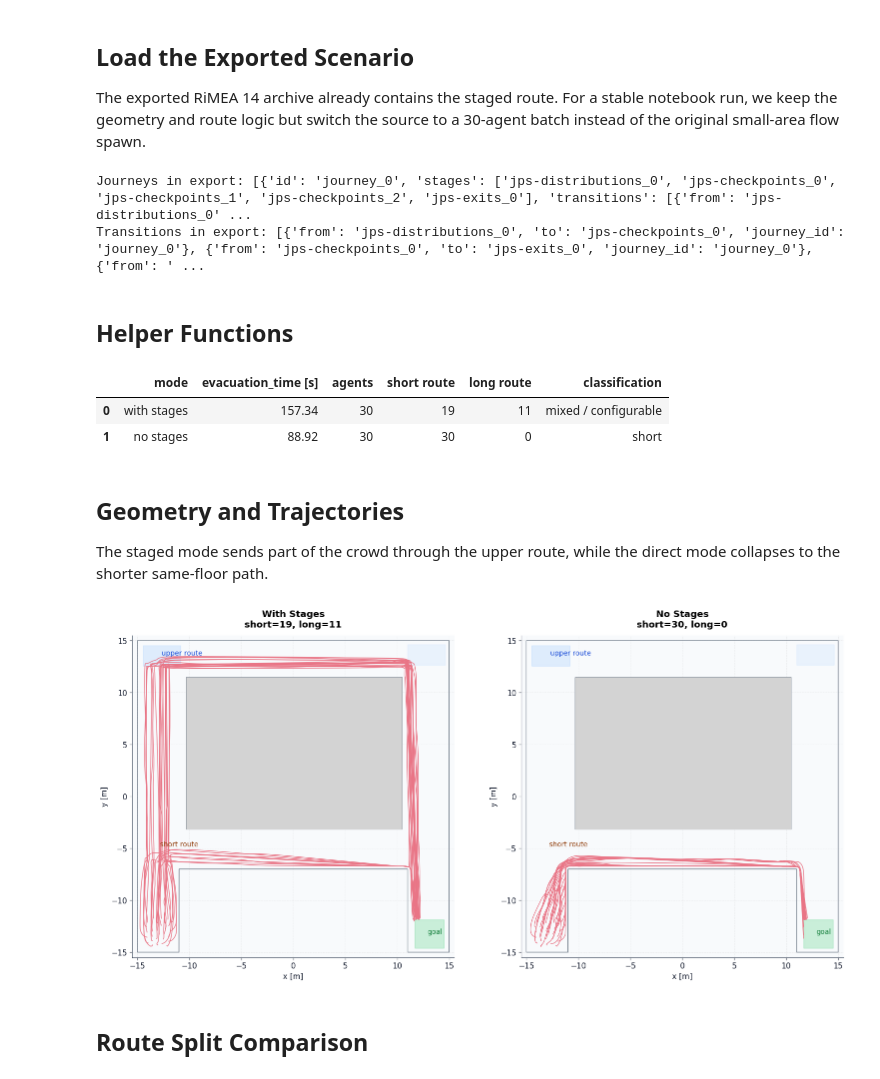
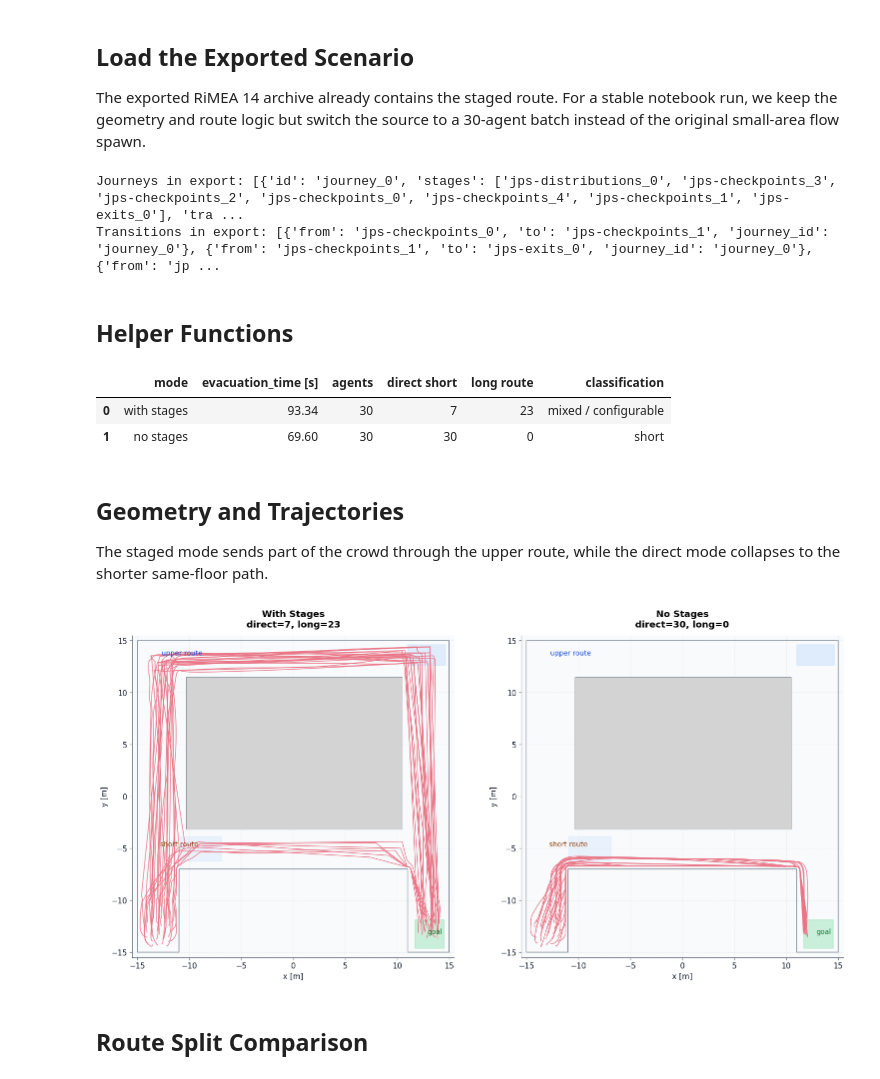
Before and after one commit to PedestrianDynamics/jupedsim-web-community, a Jupyter notebook: scripts/rimea14_route_choice.ipynb, the cells around one changed output. Cells and saved outputs as stored; diff of their text form; code cells hidden in the pictures.

```diff
--- a/scripts/rimea14_route_choice.ipynb
+++ b/scripts/rimea14_route_choice.ipynb
@@ -54,15 +54,13 @@ raw["distributions"]["jps-distributions_0"]["parameters"].update(
     }
 )
 
-upper_checkpoint = Polygon(raw["checkpoints"]["jps-checkpoints_1"]["coordinates"])
-upper_checkpoint_2 = Polygon(raw["checkpoints"]["jps-checkpoints_2"]["coordinates"])
 exit_polygon = Polygon(raw["exits"]["jps-exits_0"]["coordinates"])
 
 print(f"Journeys in export: {raw['journeys']}")
 print(f"Transitions in export: {raw['transitions']}")
 # %% [output]
-Journeys in export: [{'id': 'journey_0', 'stages': ['jps-distributions_0', 'jps-checkpoints_0', 'jps-checkpoints_1', 'jps-checkpoints_2', 'jps-exits_0'], 'transitions': [{'from': 'jps-distributions_0' ...
-Transitions in export: [{'from': 'jps-distributions_0', 'to': 'jps-checkpoints_0', 'journey_id': 'journey_0'}, {'from': 'jps-checkpoints_0', 'to': 'jps-exits_0', 'journey_id': 'journey_0'}, {'from': ' ...
+Journeys in export: [{'id': 'journey_0', 'stages': ['jps-distributions_0', 'jps-checkpoints_3', 'jps-checkpoints_2', 'jps-checkpoints_0', 'jps-checkpoints_4', 'jps-checkpoints_1', 'jps-exits_0'], 'tra ...
+Transitions in export: [{'from': 'jps-checkpoints_0', 'to': 'jps-checkpoints_1', 'journey_id': 'journey_0'}, {'from': 'jps-checkpoints_1', 'to': 'jps-exits_0', 'journey_id': 'journey_0'}, {'from': 'jp ...
 # %% [markdown]
 ## Helper Functions
 # %%
@@ -89,14 +87,9 @@ def run_variant(config: dict, name: str):
 
 
 def classify_routes(traj):
-    rows = []
-    for agent_id, agent_df in traj.data.groupby("id"):
-        points = [Point(x, y) for x, y in zip(agent_df["x"], agent_df["y"])]
-        uses_long_route = any(upper_checkpoint.covers(point) for point in points) and any(
-            upper_checkpoint_2.covers(point) for point in points
-        )
-        rows.append({"id": int(agent_id), "route": "long" if uses_long_route else "short"})
-    return pd.DataFrame(rows)
+    max_y = traj.data.groupby("id")["y"].max().rename("max_y").reset_index()
+    max_y["route"] = max_y["max_y"].apply(lambda value: "long" if value > 12.0 else "direct short")
+    return max_y[["id", "route"]]
 # %%
 %%capture
 staged = run_variant(json.loads(json.dumps(raw)), "with stages")
@@ -108,32 +101,32 @@ direct = run_variant(direct_raw, "no stages")
 # %%
 staged_routes = classify_routes(staged["trajectory"])
 direct_routes = classify_routes(direct["trajectory"])
 
 summary = pd.DataFrame(
     [
         {
             "mode": "with stages",
             "evacuation_time [s]": staged["result"].evacuation_time,
             "agents": staged["trajectory"].data["id"].nunique(),
-            "short route": int((staged_routes["route"] == "short").sum()),
+            "direct short": int((staged_routes["route"] == "direct short").sum()),
             "long route": int((staged_routes["route"] == "long").sum()),
             "classification": "mixed / configurable",
         },
         {
             "mode": "no stages",
             "evacuation_time [s]": direct["result"].evacuation_time,
             "agents": direct["trajectory"].data["id"].nunique(),
-            "short route": int((direct_routes["route"] == "short").sum()),
+            "direct short": int((direct_routes["route"] == "direct short").sum()),
             "long route": int((direct_routes["route"] == "long").sum()),
             "classification": "short",
         },
     ]
 )
 summary
 # %% [output]
-|  | mode | evacuation_time [s] | agents | short route | long route | classification |
-| 0 | with stages | 157.34 | 30 | 19 | 11 | mixed / configurable |
-| 1 | no stages | 88.92 | 30 | 30 | 0 | short |
+|  | mode | evacuation_time [s] | agents | direct short | long route | classification |
+| 0 | with stages | 93.34 | 30 | 7 | 23 | mixed / configurable |
+| 1 | no stages | 69.60 | 30 | 30 | 0 | short |
 # %% [markdown]
 ## Geometry and Trajectories
 
@@ -161,7 +154,7 @@ for ax, run, route_df in [
     ax.text(12.9, -13.2, "goal", fontsize=10, color="#15803D")
     ax.set_title(
         f"{run['name'].title()}\n"
-        f"short={int((route_df['route'] == 'short').sum())}, long={int((route_df['route'] == 'long').sum())}",
+        f"direct={int((route_df['route'] == 'direct short').sum())}, long={int((route_df['route'] == 'long').sum())}",
         pad=12,
     )
     ax.set_xlim(-15.5, 15.5)
@@ -174,7 +167,7 @@ for ax, run, route_df in [
 
 plt.show()
 # %% [output]
-[figure, old version]
+[figure, new version]
 # %% [markdown]
 ## Route Split Comparison
 # %%
```
Also changed, not shown: parts of 2 cells of this notebook, 5 other files.
